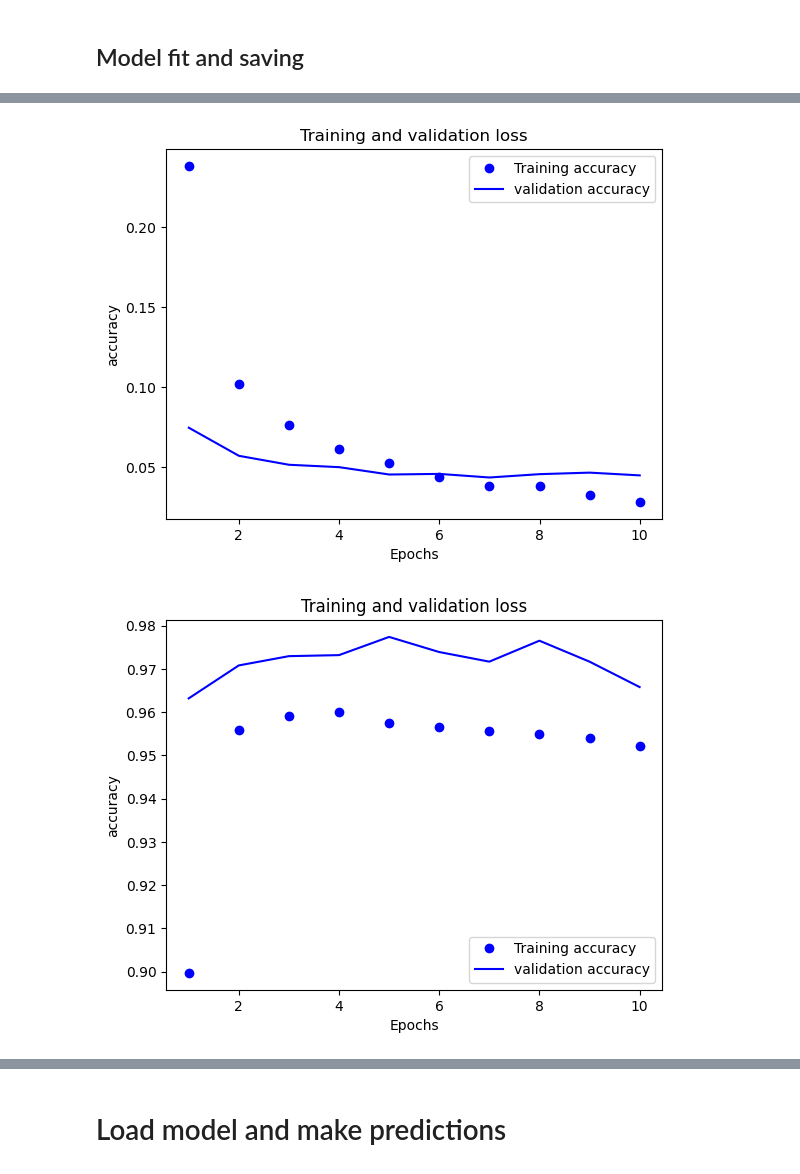
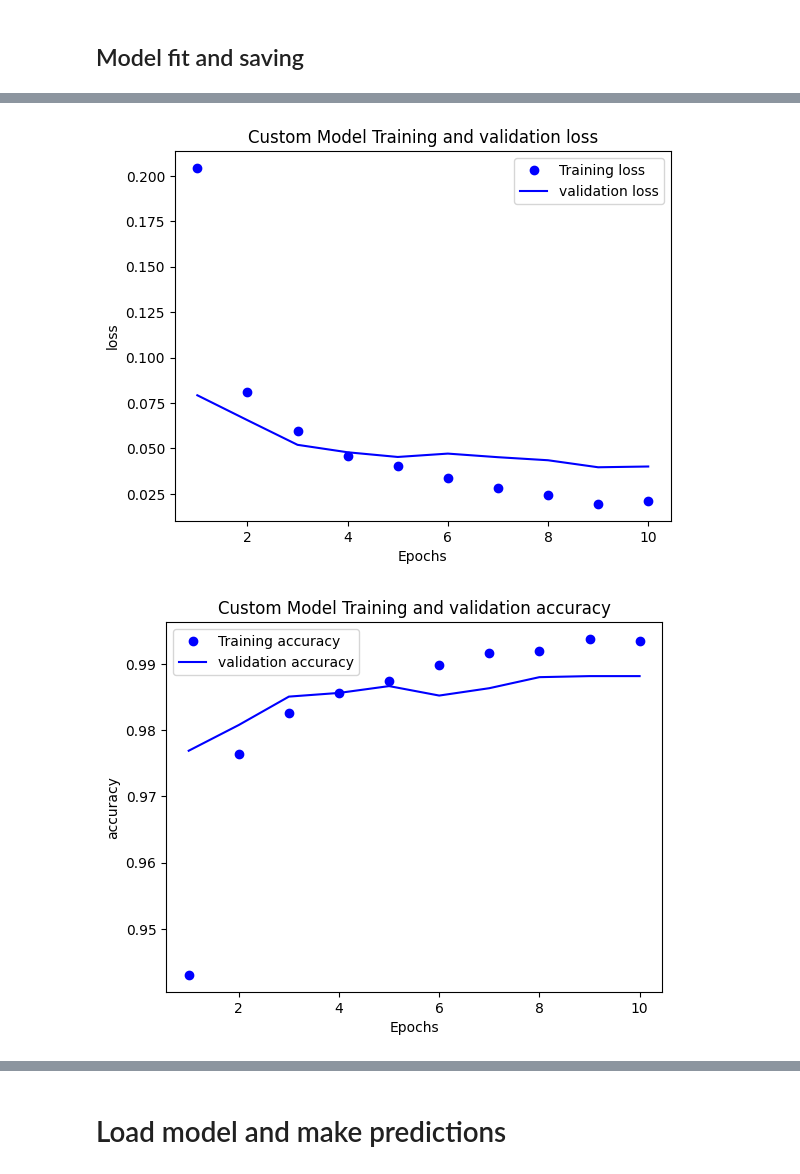
Before and after one commit to prysykes/adversarialAttacks23, a Jupyter notebook: PGD.ipynb, the cells around one changed output, grey strips where cells are left out. Drawn from its saved outputs; the diff is of its cells as text; code cells hidden in the pictures.

```diff
--- a/PGD.ipynb
+++ b/PGD.ipynb
@@ -124,6 +174,7 @@ print(few_twos)
 # %% [markdown]
 ## Custom
 # %%
+@keras.saving.register_keras_serializable()
 class MNISTClassifier(tf.keras.Model):
     def __init__(self):
         super(MNISTClassifier, self).__init__()
@@ -136,7 +187,7 @@ class MNISTClassifier(tf.keras.Model):
         self.max_pool2 = tf.keras.layers.MaxPooling2D(pool_size=(2, 2))
         self.flatten = tf.keras.layers.Flatten()
         self.dropout1 = tf.keras.layers.Dropout(0.25)
-        self.dense1 = tf.keras.layers.Dense(128, activation='relu')
+        self.dense1 = tf.keras.layers.Dense(128, activation='sigmoid')
         self.dropout2 = tf.keras.layers.Dropout(0.5)
         self.dense2 = tf.keras.layers.Dense(10)
         self.layers_list = [self.conv1, self.max_pool1, self.conv2, self.max_pool2,
@@ -236,9 +296,13 @@ def plot_loss_acc(train_metric_values, val_metric_values, type=None, plt_title=N
 # %%
 model_custom = MNISTClassifier()
+
+callbacks = [
+    keras.callbacks.ModelCheckpoint(f"{model_custom.name}.keras", save_best_only=True)
+]
 model_custom.compile(loss=tf.keras.losses.SparseCategoricalCrossentropy(from_logits=True),
-              optimizer=tf.keras.optimizers.legacy.Adam(learning_rate=0.0001),
+              optimizer=tf.keras.optimizers.legacy.Adam(learning_rate=0.001),
               metrics=['accuracy'])
 
-custom_history = model_custom.fit(x_train, y_train, epochs=10, validation_split=0.2)
+custom_history = model_custom.fit(x_train, y_train, epochs=10, validation_split=0.2, callbacks=callbacks)
 # model_custom.save('MNISTClassifier')
 # %% [output]
@@ -271,12 +330,14 @@ Epoch 10/10
 # %%
 loss_values = custom_history.history["loss"]
 val_loss_values = custom_history.history["val_loss"]
-plot_loss_acc(loss_values, val_loss_values, type='accuracy',  plt_title="Training and validation loss")
+type = 'loss'
+plot_loss_acc(loss_values, val_loss_values, type=type,  plt_title=f"Custom Model Training and validation {type}")
 # %% [output]
-[figure, old version]
+[figure, new version]
 # %%
-accuracy_values = custom_history.history["accuracy"]
-val_accuracy_values = custom_history.history["val_accuracy"]
-plot_loss_acc(accuracy_values, val_accuracy_values, type='accuracy',  plt_title="Training and validation loss")
+loss_values = custom_history.history["accuracy"]
+val_loss_values = custom_history.history["val_accuracy"]
+type = 'accuracy'
+plot_loss_acc(loss_values, val_loss_values, type=type,  plt_title=f"Custom Model Training and validation {type}")
 # %% [output]
-[figure, old version]
+[figure, new version]
```
Also changed, not shown: parts of 84 cells of this notebook, 6 other files.
